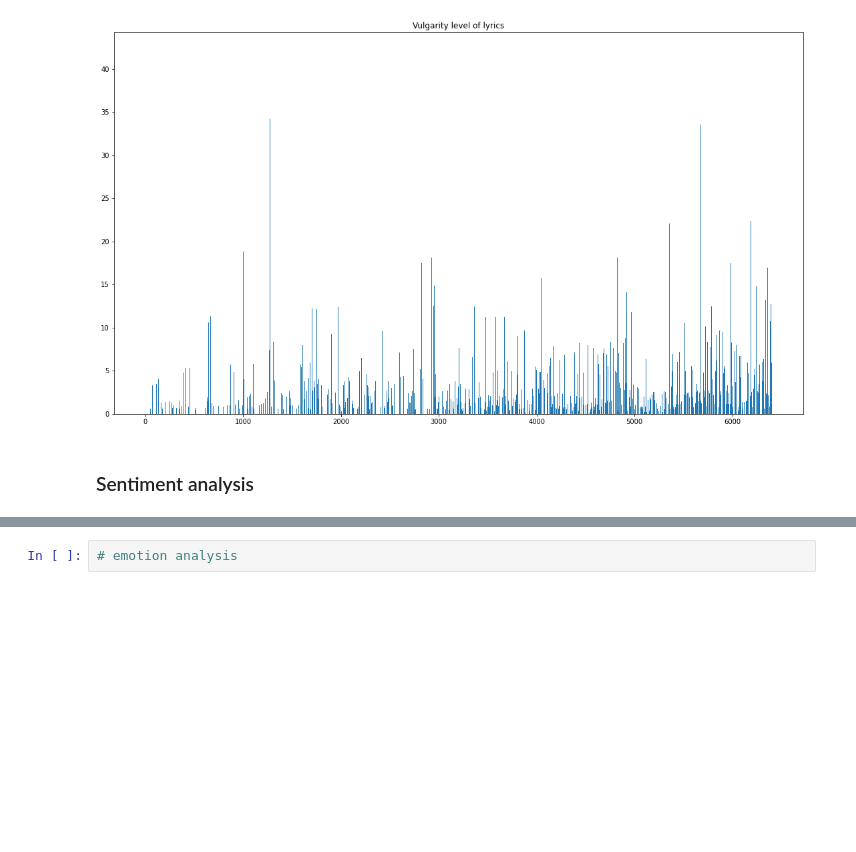
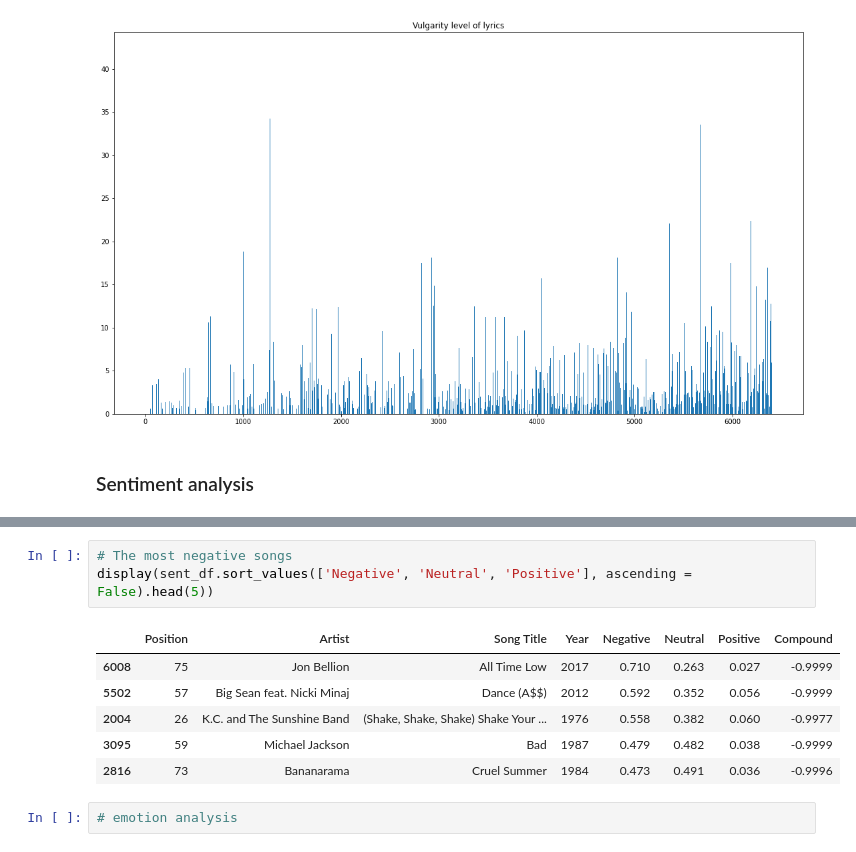
Before and after one commit to alsarna/lyrics_nlp, a Jupyter notebook: lyrics_analysis.ipynb, the cells around one changed output, grey strips where cells are left out. Drawn from its saved outputs; the diff is of its cells as text; blank space fills up the shorter version.

```diff
--- a/lyrics_analysis.ipynb
+++ b/lyrics_analysis.ipynb
@@ -247,3 +266,13 @@ display(analyzed_data_range)
+# %%
+# The most negative songs
+display(sent_df.sort_values(['Negative', 'Neutral', 'Positive'], ascending = False).head(5))
+# %% [output]
+|  | Position | Artist | Song Title | Year | Negative | Neutral | Positive | Compound |
+| 6008 | 75 | Jon Bellion | All Time Low | 2017 | 0.710 | 0.263 | 0.027 | -0.9999 |
+| 5502 | 57 | Big Sean feat. Nicki Minaj | Dance (A$$) | 2012 | 0.592 | 0.352 | 0.056 | -0.9999 |
+| 2004 | 26 | K.C. and The Sunshine Band | (Shake, Shake, Shake) Shake Your ... | 1976 | 0.558 | 0.382 | 0.060 | -0.9977 |
+| 3095 | 59 | Michael Jackson | Bad | 1987 | 0.479 | 0.482 | 0.038 | -0.9999 |
+| 2816 | 73 | Bananarama | Cruel Summer | 1984 | 0.473 | 0.491 | 0.036 | -0.9996 |
 # %%
 # emotion analysis
 # %%
```
Also changed, not shown: parts of 8 cells of this notebook.
